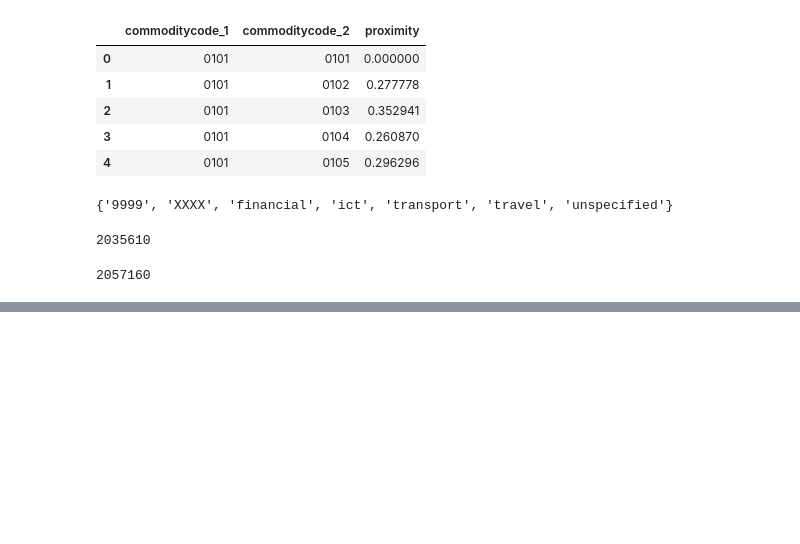
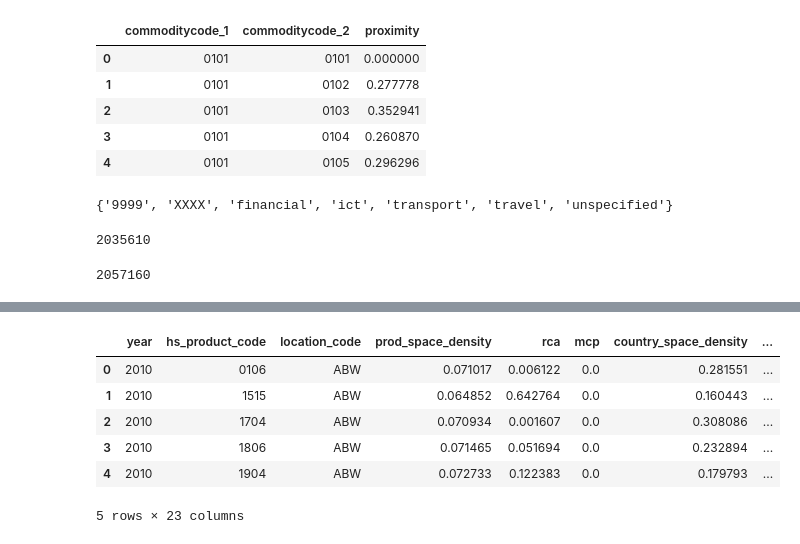
Before and after one commit to shreyasgm/gl_complexity_review, a Jupyter notebook: proj/review_session_complexity_part2.ipynb, the cells around one changed output, grey strips where cells are left out. Cells and saved outputs as stored; diff of their text form; code cells hidden in the pictures; blank space fills up the shorter version.

```diff
--- a/proj/review_session_complexity_part2.ipynb
+++ b/proj/review_session_complexity_part2.ipynb
@@ -144,0 +351,28 @@ trade_complexity.head()
+# %%
+# Put everything together
+reg_df = density_df.merge(
+    exports, on=["location_code", "hs_product_code"], how="inner"
+).merge(wdi[["year", "location_code", "population"]], on=["year", "location_code"])
+log_vars = [
+    "rca",
+    "growth_rate",
+    "base_year_exports",
+    "population",
+    "base_year_location_total",
+    "base_year_product_total",
+    "prod_space_density",
+    "country_space_density",
+]
+for x in log_vars:
+    reg_df[f"{x}_log"] = np.log(reg_df[f"{x}"])
+# No infs
+reg_df = reg_df[~reg_df.growth_rate_log.isin([np.inf, -np.inf])]
+reg_df.head()
+# %% [output]
+|  | year | hs_product_code | location_code | prod_space_density | rca | mcp | country_space_density | ... |
+| 0 | 2010 | 0106 | ABW | 0.071017 | 0.006122 | 0.0 | 0.281551 | ... |
+| 1 | 2010 | 1515 | ABW | 0.064852 | 0.642764 | 0.0 | 0.160443 | ... |
+| 2 | 2010 | 1704 | ABW | 0.070934 | 0.001607 | 0.0 | 0.308086 | ... |
+| 3 | 2010 | 1806 | ABW | 0.071465 | 0.051694 | 0.0 | 0.232894 | ... |
+| 4 | 2010 | 1904 | ABW | 0.072733 | 0.122383 | 0.0 | 0.179793 | ... |
+5 rows × 23 columns
```
Also changed, not shown: parts of 21 cells of this notebook, 1 other file.
